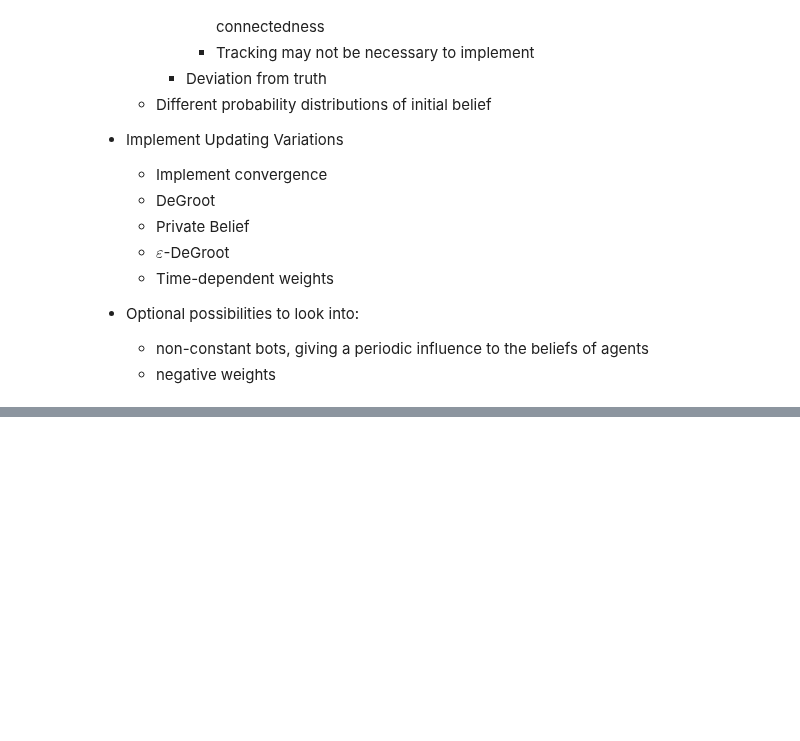
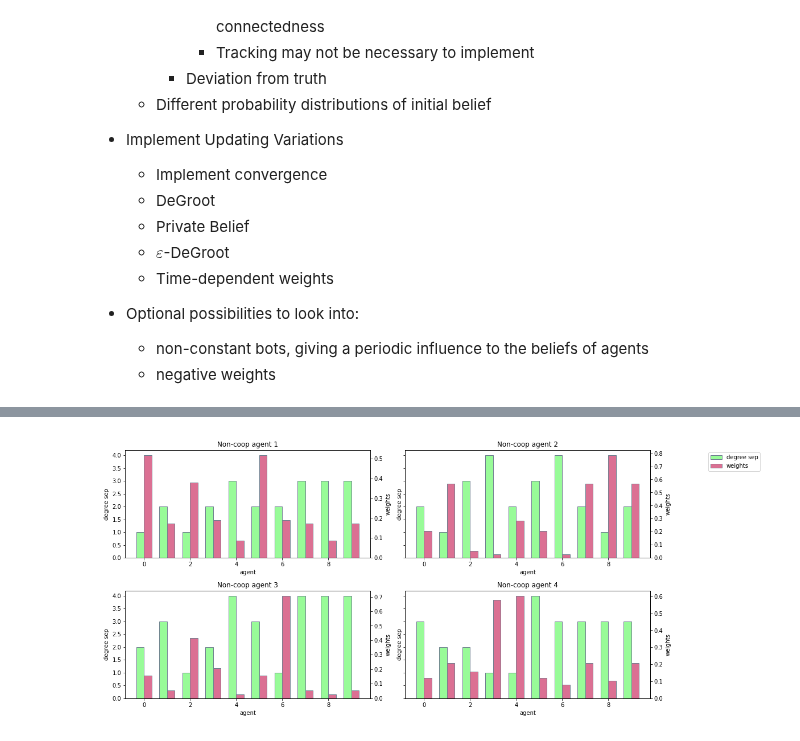
Before and after one commit to RomanOort/BScThesis, a Jupyter notebook: Networks.ipynb, the cells around one changed output, grey strips where cells are left out. Saved outputs shown, nothing was run; the diff lists cells and outputs as text; code cells hidden in the pictures; blank space fills up the shorter version.

```diff
--- a/Networks.ipynb
+++ b/Networks.ipynb
@@ -2328,0 +2808,4 @@ NetworkVar = Network(n_agents=10, increase_degree=False, directed=False,
+# %%
+Image(filename=IMAGE_PATH+'SepWeight4.png')
+# %% [output]
+[figure, added]
```
Also changed, not shown: parts of 10 cells of this notebook.
